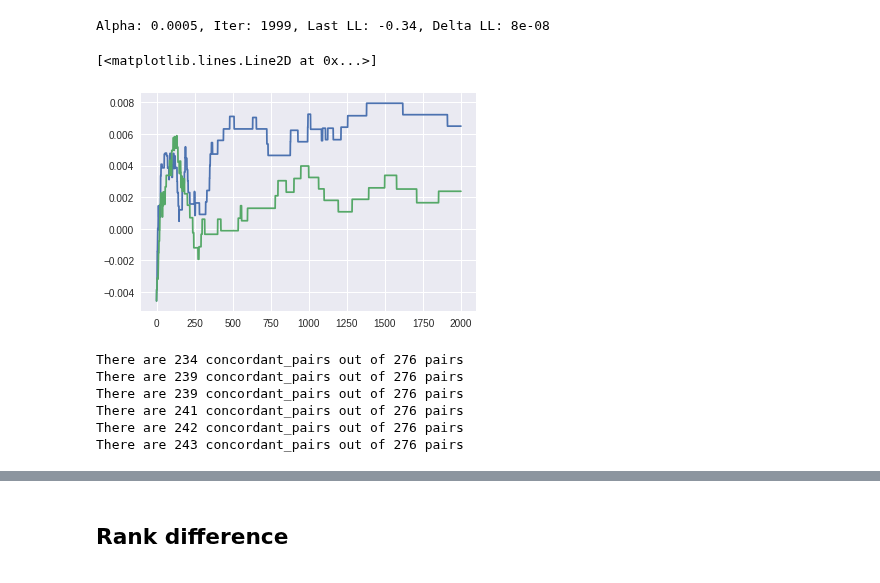
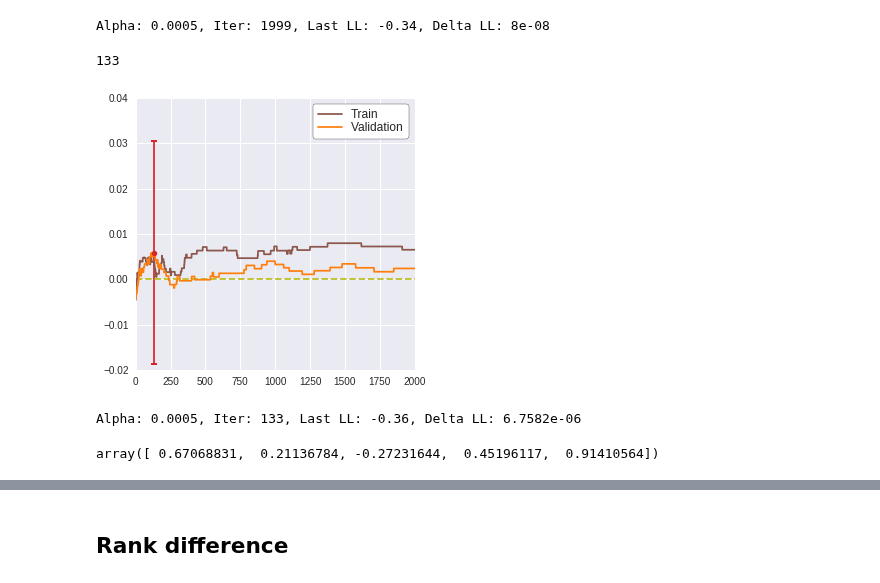
Before and after one commit to khanhnguyendata/skate_predict, a Jupyter notebook: analysis_part6.ipynb, the cells around one changed output, grey strips where cells are left out. Saved outputs shown, nothing was run; the diff lists cells and outputs as text; code cells hidden in the pictures.

```diff
--- a/analysis_part6.ipynb
+++ b/analysis_part6.ipynb
@@ -41,7 +39,7 @@ female_scores = pd.read_csv('scores/trimmed_female.csv')
 # %%
 # Randomly choose 10 years for training set, and remaining 4 years for test set
 # (which must include the last year 2018 for visualisation purpose)
-all_years = range(2005, 2019)
+all_years = range(2005, 2020)
 years_before_last = range(2005, 2018)
 year_seed = np.random.RandomState(seed=42)
 train_years = sorted(list(year_seed.choice(years_before_last, size=10, replace=False)))
@@ -163,6 +162,7 @@ def build_borda_score(season_scores, world_scores, skater_scores):
     return skater_scores['borda']
 # %%
 dtaus_borda = {}
+rankings_borda = {}
 
 for year in train_years:
     print(year)
@@ -173,6 +173,7 @@ for year in train_years:
     # 22 skaters, 21th skater -> 22 - 1 - 21 = 0th skater
     borda_ranking, world_ranking = return_ranking(borda_scores, world_scores)
     borda_tau = calculate_kendall_tau(borda_ranking, world_ranking)
+    rankings_borda[year] = borda_ranking
     dtaus_borda[year] = borda_tau - avg_taus[year]
 # %% [output]
 2005
@@ -230,41 +226,36 @@ log_gen2 = log_gradient_ascent_log(stacked_X2, alpha=0.0005, n_iter=2000, log_ev
 
 avg_dtaus_train = []
 avg_dtaus_val = []
+std_dtaus_val = []
 log_iters = []
-betas1 = []
-betas2 = []
+gammas1 = []
+gammas2 = []
 
 # Train logistic regression model on each fold and return logged values at specified iterations
 for log_log1, log_log2 in zip(log_gen1, log_gen2):
     log_iter = log_log1[0]
-    beta1 = log_log1[1]
-    beta2 = log_log2[1]
+    gamma1 = log_log1[1]
+    gamma2 = log_log2[1]
 
-    betas1.append(beta1)
-    betas2.append(beta2)
+    gammas1.append(gamma1)
+    gammas2.append(gamma2)
 
     # Model coefficients at specified iterations are used to evaluate
     # improvement in Kendall's tau on both folds
     dtaus_train = {}
     dtaus_val = {}
     for year in years1:
-        dtaus_train[year] = get_tau_from_X_beta(X1[year], beta1) - avg_taus[year]
-        dtaus_val[year] = get_tau_from_X_beta(X1[year], beta2) - avg_taus[year]
+        dtaus_train[year] = get_tau_from_X_beta(X1[year], gamma1) - avg_taus[year]
+        dtaus_val[year] = get_tau_from_X_beta(X1[year], gamma2) - avg_taus[year]
     for year in years2:
-        dtaus_train[year] = get_tau_from_X_beta(X2[year], beta2) - avg_taus[year]
-        dtaus_val[year] = get_tau_from_X_beta(X2[year], beta1) - avg_taus[year]
+        dtaus_train[year] = get_tau_from_X_beta(X2[year], gamma2) - avg_taus[year]
+        dtaus_val[year] = get_tau_from_X_beta(X2[year], gamma1) - avg_taus[year]
 
     # Take average improvement in Kendall's tau for each combination of
     # stopping iterations of multi-factor and logistic regression model
     log_iters.append(log_iter)
     avg_dtaus_train.append(np.mean(list(dtaus_train.values())))
     avg_dtaus_val.append(np.mean(list(dtaus_val.values())))
+    std_dtaus_val.append(np.std(list(dtaus_val.values())))
 # %% [output]
 Alpha: 0.0005, Iter: 1999, Last LL: -0.34, Delta LL: 8e-08
-# %%
-plt.plot(avg_dtaus_train)
-plt.plot(avg_dtaus_val)
-# plt.xlim(0, 1000)
-# %% [output]
-[<matplotlib.lines.Line2D at 0x...>]
-[figure, removed]
@@ -274,19 +262,28 @@ beta2max = betas2[np.argmax(avg_dtaus_val)]
-# %%
-season_scores, world_scores = get_yearly_scores(2017, all_season_scores, all_world_scores)
-world_ranking = list(world_scores.index)
-rankings_2017 = []
-skater_scores_2017 = all_skater_scores[2017].copy()
-skater_scores_2017['log'] = skater_scores_2017 @ beta1max
-for col_name, col in skater_scores_2017.iteritems():
-    predicted_ranking = list(col.sort_values(ascending=False).index)
-    calculate_kendall_tau(predicted_ranking, world_ranking)
-    rankings_2017.append(predicted_ranking)
-rankings_2017.append(rankings_borda[2017])
-rankings_2017.append(list(world_scores.index))
-# %% [output]
-There are 234 concordant_pairs out of 276 pairs
-There are 239 concordant_pairs out of 276 pairs
-There are 239 concordant_pairs out of 276 pairs
-There are 241 concordant_pairs out of 276 pairs
-There are 242 concordant_pairs out of 276 pairs
-There are 243 concordant_pairs out of 276 pairs
+# %%
+max_val_iter_log = np.argmax(avg_dtaus_val)
+max_val_iter_log
+# %% [output]
+133
+# %%
+fig, ax = plt.subplots(figsize=(5, 5))
+ax.axhline(0, color='tab:olive', ls='--')
+ax.plot(avg_dtaus_train, color='tab:brown', label='Train')
+ax.plot(avg_dtaus_val, color='tab:orange', label='Validation')
+ax.errorbar(max_val_iter_log, avg_dtaus_val[max_val_iter_log], ci_multiplier*std_dtaus_val[max_val_iter_log], color='tab:red', fmt='.-', **errorbar_opts)
+ax.legend(**legend_opts)
+ax.set_xlim(0, 2000)
+ax.set_ylim(-0.02, 0.04)
+
+plt.show()
+fig.savefig('viz/male_log_ensemble_cv.png')
+# %% [output]
+[figure, added]
+# %%
+gamma1_max = gammas1[max_val_iter_log]
+gamma2_max = gammas2[max_val_iter_log]
+X_train = np.vstack([stacked_X1, stacked_X2])
+gamma_train = log_gradient_ascent(X_train, alpha=0.0005, n_iter=max_val_iter_log+1)
+gamma_train
+# %% [output]
+Alpha: 0.0005, Iter: 133, Last LL: -0.36, Delta LL: 6.7582e-06
+array([ 0.67068831,  0.21136784, -0.27231644,  0.45196117,  0.91410564])
```
Also changed, not shown: parts of 66 cells of this notebook, 16 other files.
